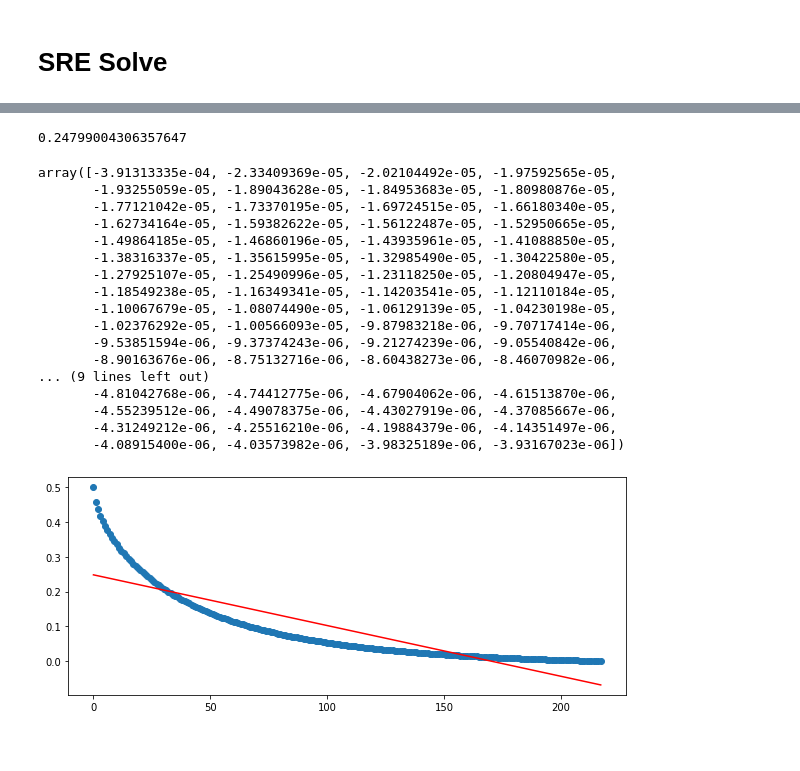
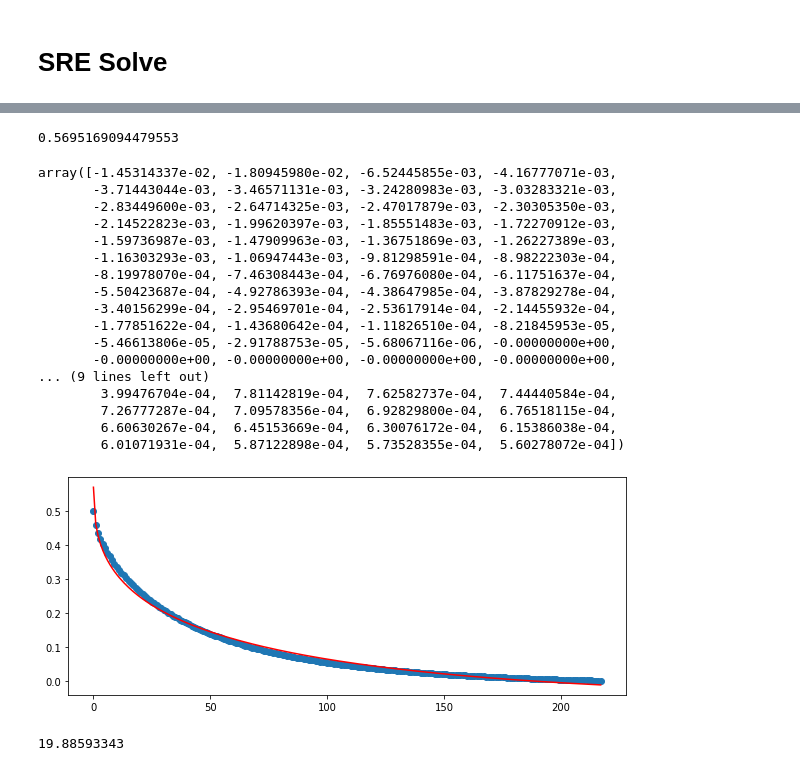
Before and after one commit to TravelReddy/SRE-Updates, a Jupyter notebook: SRE - R2Py-updated.ipynb, the cells around one changed output, grey strips where cells are left out. Drawn from its saved outputs; the diff is of its cells as text; code cells hidden in the pictures.

```diff
--- a/SRE - R2Py-updated.ipynb
+++ b/SRE - R2Py-updated.ipynb
@@ -337,5 +377,3 @@ plt.show()
 # %%
 b_range = np.linspace(0.4,0.7,100)
 b_matrix = np.zeros([len(response['cycles']),len(b_range)])
-for i in range(len(b_range)):
-    b_matrix[:,i] = response['cycles']*b_range[i]
@@ -341,0 +413,3 @@ for i in range(len(b_range)):
+# %%
+for i in range(len(b_range)):
+    b_matrix[:,i] = response['cycles']**b_range[i]
@@ -345,36 +439,44 @@ fit = enet.fit(b_matrix,norm_capacity)
 
 fit.intercept_
 # %% [output]
-0.24799004306357647
+0.5695169094479553
 # %%
 fit.coef_
 # %% [output]
-array([-3.91313335e-04, -2.33409369e-05, -2.02104492e-05, -1.97592565e-05,
-       -1.93255059e-05, -1.89043628e-05, -1.84953683e-05, -1.80980876e-05,
-       -1.77121042e-05, -1.73370195e-05, -1.69724515e-05, -1.66180340e-05,
-       -1.62734164e-05, -1.59382622e-05, -1.56122487e-05, -1.52950665e-05,
-       -1.49864185e-05, -1.46860196e-05, -1.43935961e-05, -1.41088850e-05,
-       -1.38316337e-05, -1.35615995e-05, -1.32985490e-05, -1.30422580e-05,
-       -1.27925107e-05, -1.25490996e-05, -1.23118250e-05, -1.20804947e-05,
-       -1.18549238e-05, -1.16349341e-05, -1.14203541e-05, -1.12110184e-05,
-       -1.10067679e-05, -1.08074490e-05, -1.06129139e-05, -1.04230198e-05,
-       -1.02376292e-05, -1.00566093e-05, -9.87983218e-06, -9.70717414e-06,
-       -9.53851594e-06, -9.37374243e-06, -9.21274239e-06, -9.05540842e-06,
-       -8.90163676e-06, -8.75132716e-06, -8.60438273e-06, -8.46070982e-06,
+array([-1.45314337e-02, -1.80945980e-02, -6.52445855e-03, -4.16777071e-03,
+       -3.71443044e-03, -3.46571131e-03, -3.24280983e-03, -3.03283321e-03,
+       -2.83449600e-03, -2.64714325e-03, -2.47017879e-03, -2.30305350e-03,
+       -2.14522823e-03, -1.99620397e-03, -1.85551483e-03, -1.72270912e-03,
+       -1.59736987e-03, -1.47909963e-03, -1.36751869e-03, -1.26227389e-03,
+       -1.16303293e-03, -1.06947443e-03, -9.81298591e-04, -8.98222303e-04,
+       -8.19978070e-04, -7.46308443e-04, -6.76976080e-04, -6.11751637e-04,
+       -5.50423687e-04, -4.92786393e-04, -4.38647985e-04, -3.87829278e-04,
+       -3.40156299e-04, -2.95469701e-04, -2.53617914e-04, -2.14455932e-04,
+       -1.77851622e-04, -1.43680642e-04, -1.11826510e-04, -8.21845953e-05,
+       -5.46613806e-05, -2.91788753e-05, -5.68067116e-06, -0.00000000e+00,
+       -0.00000000e+00, -0.00000000e+00, -0.00000000e+00, -0.00000000e+00,
 ... (9 lines left out)
-       -4.81042768e-06, -4.74412775e-06, -4.67904062e-06, -4.61513870e-06,
-       -4.55239512e-06, -4.49078375e-06, -4.43027919e-06, -4.37085667e-06,
-       -4.31249212e-06, -4.25516210e-06, -4.19884379e-06, -4.14351497e-06,
-       -4.08915400e-06, -4.03573982e-06, -3.98325189e-06, -3.93167023e-06])
+        3.99476704e-04,  7.81142819e-04,  7.62582737e-04,  7.44440584e-04,
+        7.26777287e-04,  7.09578356e-04,  6.92829800e-04,  6.76518115e-04,
+        6.60630267e-04,  6.45153669e-04,  6.30076172e-04,  6.15386038e-04,
+        6.01071931e-04,  5.87122898e-04,  5.73528355e-04,  5.60278072e-04])
+# %%
+pred_val = fit.predict(b_matrix)
+plt.figure(figsize=(10,4))
+plt.scatter(x=list(range(len(norm_capacity))),y=norm_capacity)
+plt.plot(pred_val,'r')
+plt.show()
+# %% [output]
+[figure, added]
 # %%
 X = b_matrix[:,95]-1
 X = pd.DataFrame(X,columns=['b_matrix'])
 X['norm_capacity'] = norm_capacity
 fit = smf.glm(formula='norm_capacity~b_matrix',data=X).fit()
 pred_val = fit.predict(X['b_matrix'])
-plt.figure(figsize=(10,4))
-plt.scatter(x=list(range(len(norm_capacity))),y=norm_capacity)
-plt.plot(pred_val,'r')
-plt.show()
-# %% [output]
-[figure, removed]
+# %%
+a = .072
+b = b_range[95]
+m
+# %% [output]
+19.88593343
```
Also changed, not shown: parts of 6 cells of this notebook.
